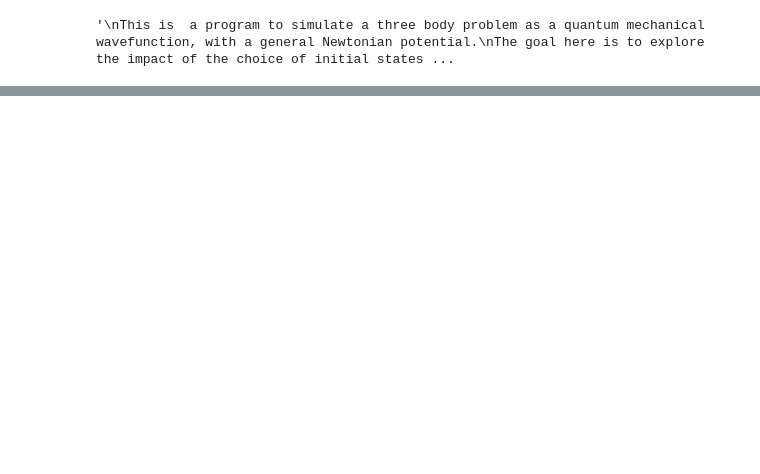
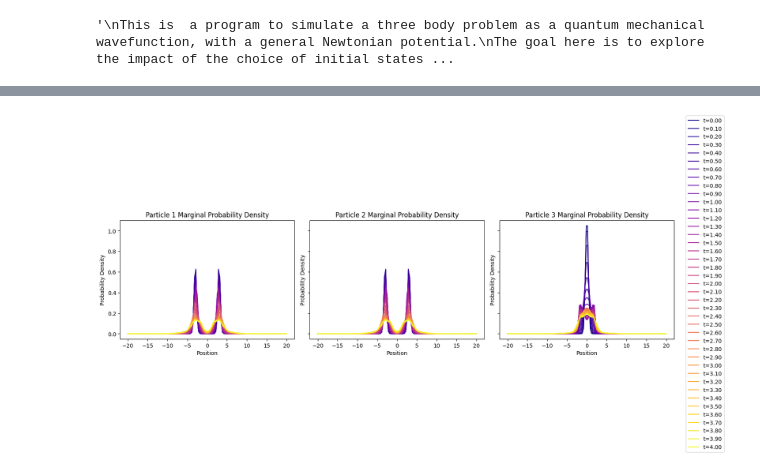
Before and after one commit to dmstrahan/Quantum-Three-Body-Problem, a Jupyter notebook: Q3body.ipynb, the cells around one changed output, grey strips where cells are left out. Cells and saved outputs as stored; diff of their text form; code cells hidden in the pictures; blank space fills up the shorter version.

```diff
--- a/Q3body.ipynb
+++ b/Q3body.ipynb
@@ -77,6 +89,6 @@ def psi_next(psi,Dt):
 # %%
 '''Initial state of the wavefunction '''
 #here I've just put in a typical Gaussian
-sigma = 2*dx #defines the initial width
-psi = np.exp(((X1**2)+(X2**2)+(X3**2))/(4*sigma**2)) +0j
-#I feel like we should normalize the initial wavefunction here...
+sigma = 1*dx #defines the initial width
+#psi = np.exp(-1*((X1**2)+(X2**2)+(X3**2))/(4*sigma**2))+0j #/((np.sqrt(2*np.pi)*sigma)**3) normalization of gaussian
+#psi = psi /np.sqrt(np.sum(np.abs(psi)**2) * dx**3)
@@ -83,6 +116,9 @@ psi = np.exp(((X1**2)+(X2**2)+(X3**2))/(4*sigma**2)) +0j
 # %%
 '''Different functions to run the simulation'''
-t=100 #set time span to let the wavefunction evolve over
+
+t=400 #set time span to let the wavefunction evolve over
+
+'''NOTE: simulation runs for t*dt timesteps'''
 
 def get_last_psi(psi,Dt):
   #This function has the wavefunction evolve for the set time, and then returns the last iteration of psi
@@ -96,6 +132,6 @@ def get_all_psi(psi,Dt):
   #list containing each psi array for each timestep
   psi_list = []
   for timestep in range(t+1):
-    psi_list.append(psi)
+    psi_list.append(psi.copy())
     psi = psi_next(psi,dt)
   return psi_list
@@ -101,0 +179,66 @@ def get_all_psi(psi,Dt):
+# %%
+'''Simulation of wavefunction and particles by writing to disk
+Also plots marginal probability of all three particles
+'''
+plotting_period= 10  # saves the plot once per period
+
+#Runs simulation, writing to disk
+#creates/overwrites psi_evolution file in write mode
+with h5py.File('psi_evolution.h5', 'w') as f:
+    #storing dt and dx in metadeta
+    f.attrs['dt']= dt
+    f.attrs['dx']= dx
+
+    #saves a copy of the initial wavefunction
+    psi_run =psi.copy()
+
+    #evolving wavefunction and saving it
+    for timestep in range(t + 1):
+        if timestep % plotting_period == 0:
+            f.create_dataset(f'psi_{timestep:05d}',data=psi_run,compression='gzip')
+        psi_run = psi_next(psi_run,dt)
+
+
+#opens saved wavefunctions as a read only file
+with h5py.File('psi_evolution.h5', 'r') as f:
+    dt_saved =f.attrs['dt']
+    dx_saved= f.attrs['dx']
+
+    saved_keys= sorted(f.keys()) #sorting saved wavefuction data in proper order
+    num_plots= len(saved_keys)
+    colors =cm.plasma(np.linspace(0,1,num_plots))
+
+    #Creating marginal probability for each particle into lists
+    p1_list, p2_list, p3_list =[],[],[]
+    time_labels=[]
+
+    for key in saved_keys:
+        #loads each wavefunction individually to RAM, appends to desired lists
+        psi_t = f[key][:]
+        prob=np.abs(psi_t)**2
+        p1_list.append(np.sum(prob,axis=(1,2))* dx_saved**2)  # integrates over x2, x3
+        p2_list.append(np.sum(prob,axis=(0,2)) * dx_saved**2)  # integrates over x1, x3
+        p3_list.append(np.sum(prob,axis=(0,1))* dx_saved**2)  # integrates over x1, x2
+        time_labels.append(int(key.split('_')[1]))
+
+
+#Plotting each marginal probability density
+fig, axes = plt.subplots(1, 3, figsize=(15, 4), sharey=True)
+titles = ['Particle 1', 'Particle 2', 'Particle 3']
+marginals = [p1_list, p2_list, p3_list]
+
+for ax, densities, title in zip(axes, marginals, titles):
+    for i, (density, timestep) in enumerate(zip(densities, time_labels)):
+        ax.plot(x, density, label=f"t={timestep*dt_saved:.2f}", color=colors[i])
+    ax.set_xlabel("Position")
+    ax.set_ylabel("Probability Density")
+    ax.set_title(f"{title} Marginal Probability Density")
+
+
+#creates a single legend for every plot (probably not necessary if we know how the color gradient corresponds to time)
+handles, labels=axes[0].get_legend_handles_labels()
+fig.legend(handles, labels, loc='center right',bbox_to_anchor=(1.08,0.5))
+plt.tight_layout()
+plt.show()
+# %% [output]
+[figure, added]
```
Also changed, not shown: parts of 6 cells of this notebook.
